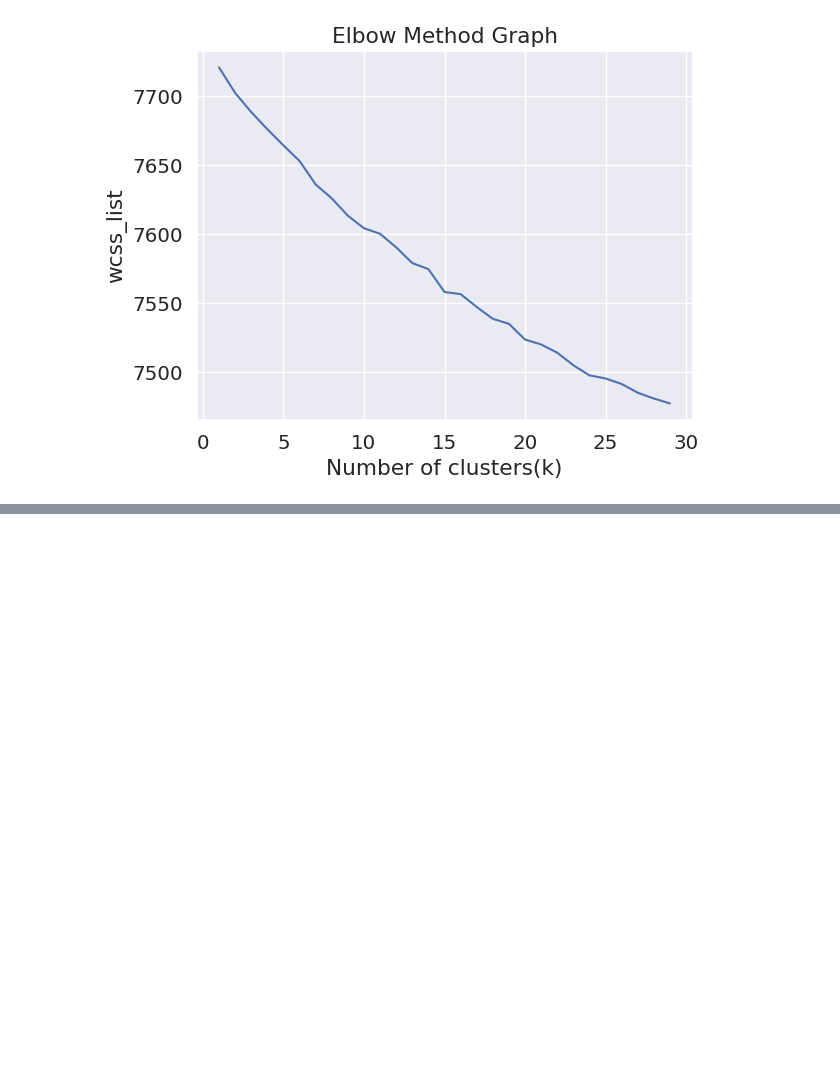
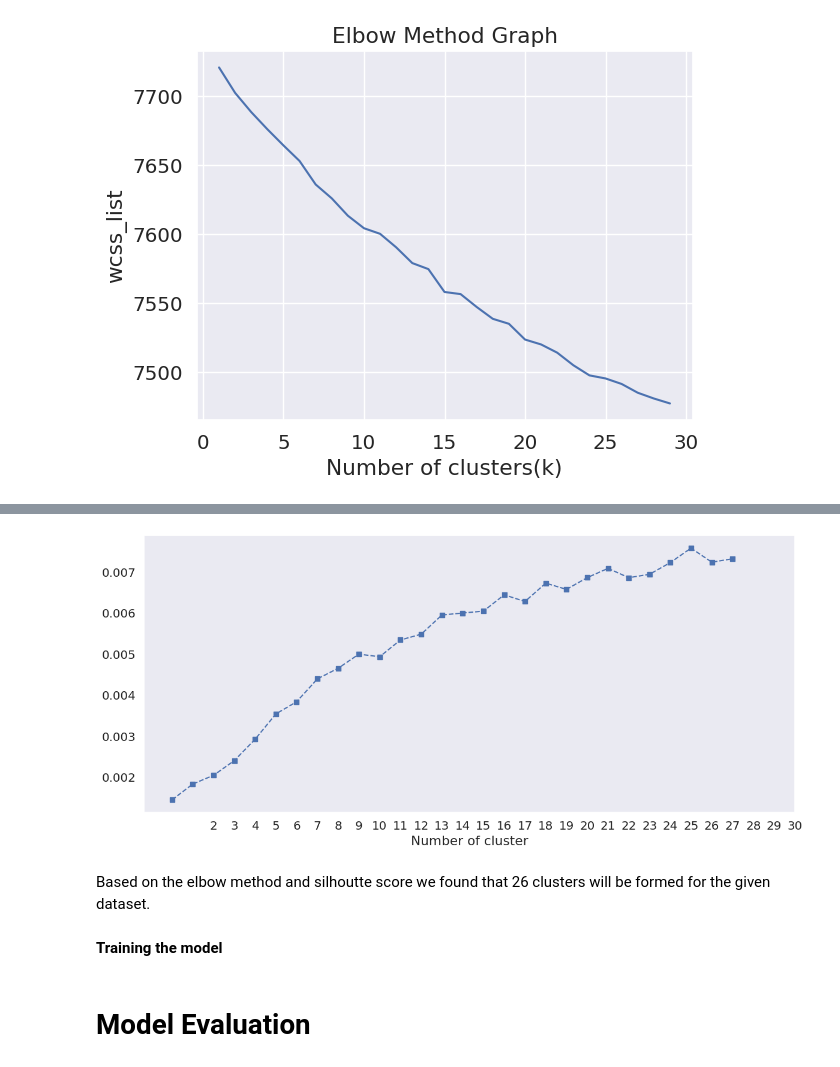
Before and after one commit to fkofkf431/Netflix-Movies-and-TV-Shows-Clustering-capstone-project, a Jupyter notebook: Netflix_Movies_and_TV_Shows(Clustering)_Capstone_project.ipynb, the cells around one changed output, grey strips where cells are left out. Saved outputs shown, nothing was run; the diff lists cells and outputs as text; code cells hidden in the pictures; blank space fills up the shorter version.

```diff
--- a/Netflix_Movies_and_TV_Shows(Clustering)_Capstone_project.ipynb
+++ b/Netflix_Movies_and_TV_Shows(Clustering)_Capstone_project.ipynb
@@ -501,3 +501,14 @@ plt.ylabel('wcss_list')
 plt.show()
 # %% [output]
 [figure]
+# %%
+#silhoutte score of clusters
+from sklearn.metrics import silhouette_score
+sill=[]
+for i in range(2,30):
+  model= KMeans(n_clusters=i,init='k-means++',random_state=42)
+  model.fit(X)
+  y1= model.predict(X)
+  score=silhouette_score(X,y1)
+  sill.append(score)
+  print('cluster: %d \t sillhoute: %0.4f'%(i,score))
@@ -503,0 +533,14 @@ plt.show()
+# %%
+#Plotting sillhoute score
+plt.figure(figsize=(14,6))
+plt.plot(sill,'bs--')
+plt.xticks(list(range(2,31)),list(range(2,31)))
+plt.grid()
+plt.xlabel('Number of cluster')
+plt.show()
+# %% [output]
+[figure, added]
+# %% [markdown]
+Based on the elbow method and silhoutte score we found that 26 clusters will be formed for the given dataset.
+# %% [markdown]
+**Training the model**
@@ -503,0 +551,2 @@ plt.show()
+# %% [markdown]
+# **Model Evaluation**
```
Also changed, not shown: parts of 2 cells of this notebook.
